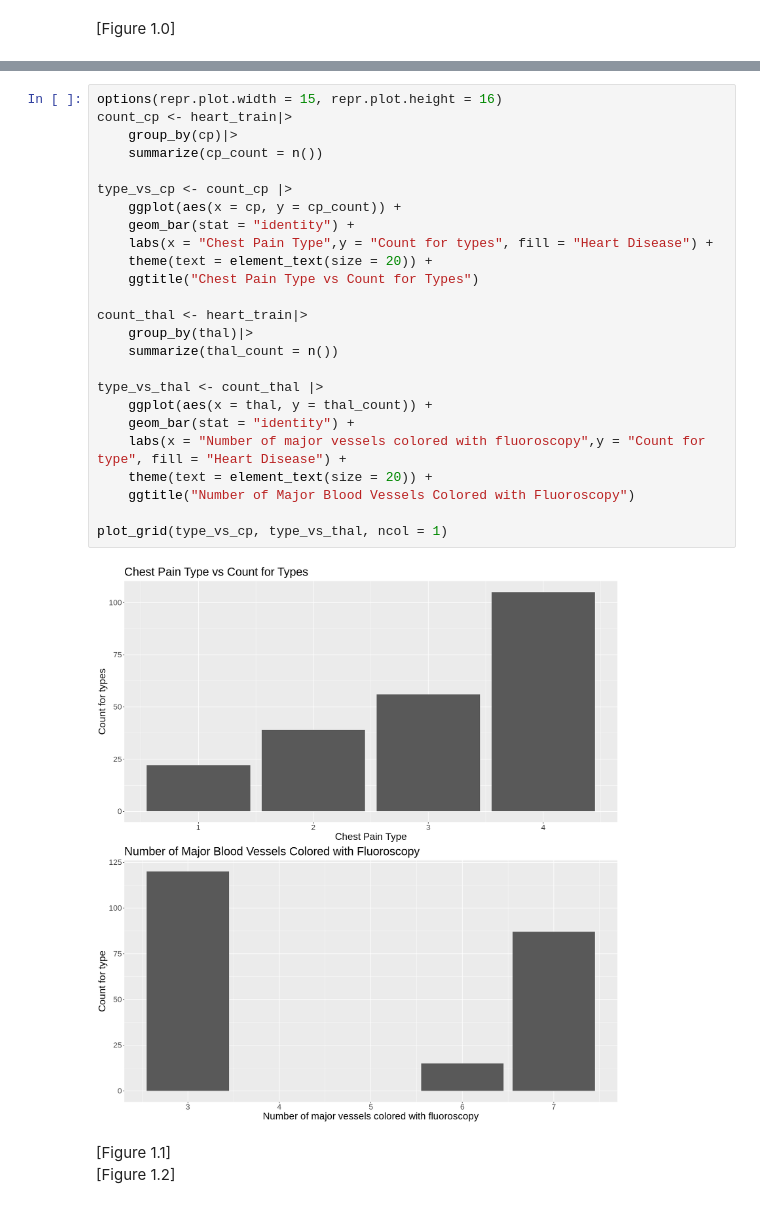
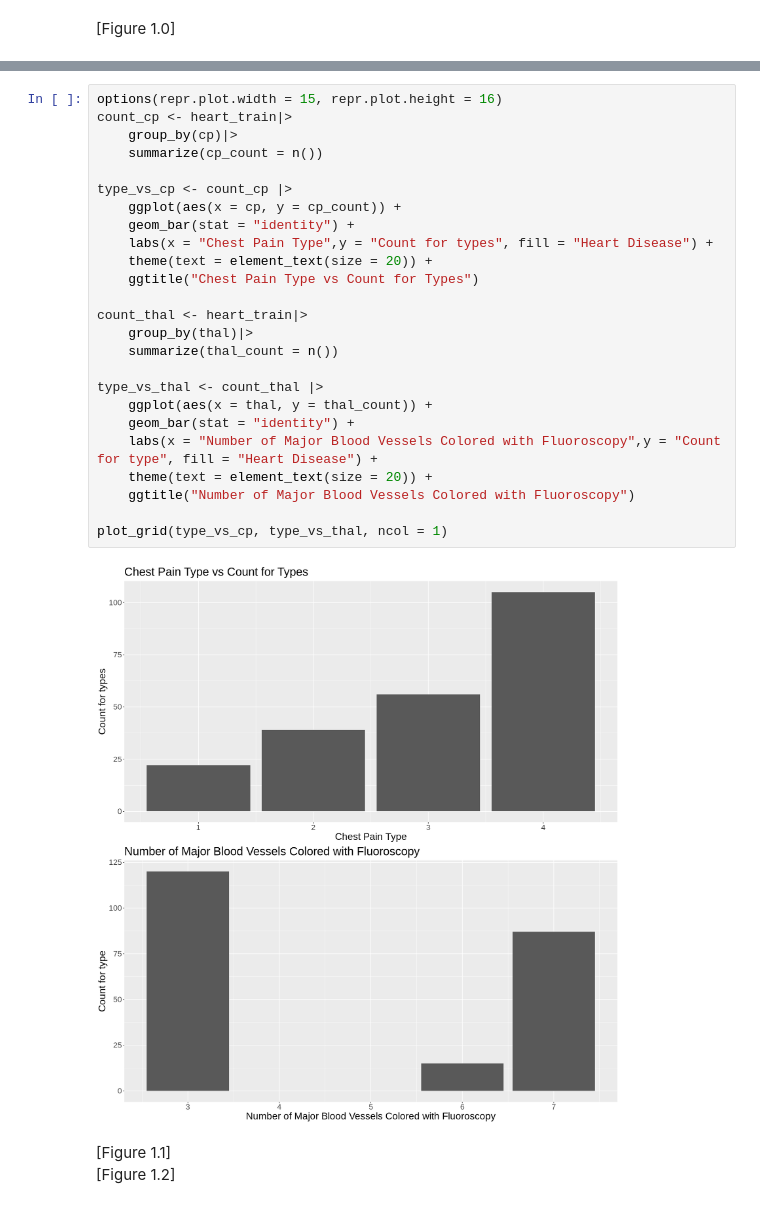
Before and after one commit to Yuvitee/DSCI-100-project, a Jupyter notebook: Heart Disease Proposal.ipynb, the cells around one changed output, grey strips where cells are left out. Cells and saved outputs as stored; diff of their text form.

```diff
--- a/Heart Disease Proposal.ipynb
+++ b/Heart Disease Proposal.ipynb
@@ -211,30 +211,30 @@ Below are two example variations using the cp and thal predictors. This visualiz
 # %%
 options(repr.plot.width = 15, repr.plot.height = 16)
 count_cp <- heart_train|>
     group_by(cp)|>
     summarize(cp_count = n())
 
 type_vs_cp <- count_cp |>
     ggplot(aes(x = cp, y = cp_count)) +
     geom_bar(stat = "identity") +
     labs(x = "Chest Pain Type",y = "Count for types", fill = "Heart Disease") +
     theme(text = element_text(size = 20)) +
     ggtitle("Chest Pain Type vs Count for Types")
 
 count_thal <- heart_train|>
     group_by(thal)|>
     summarize(thal_count = n())
 
 type_vs_thal <- count_thal |>
     ggplot(aes(x = thal, y = thal_count)) +
     geom_bar(stat = "identity") +
-    labs(x = "Number of major vessels colored with fluoroscopy",y = "Count for type", fill = "Heart Disease") +
+    labs(x = "Number of Major Blood Vessels Colored with Fluoroscopy",y = "Count for type", fill = "Heart Disease") +
     theme(text = element_text(size = 20)) +
     ggtitle("Number of Major Blood Vessels Colored with Fluoroscopy")
 
 plot_grid(type_vs_cp, type_vs_thal, ncol = 1)
 # %% [output]
-[figure, old version]
+[figure, new version]
 # %% [markdown]
 [Figure 1.1]\
 [Figure 1.2]
```
Also changed, not shown: parts of 9 cells of this notebook.
